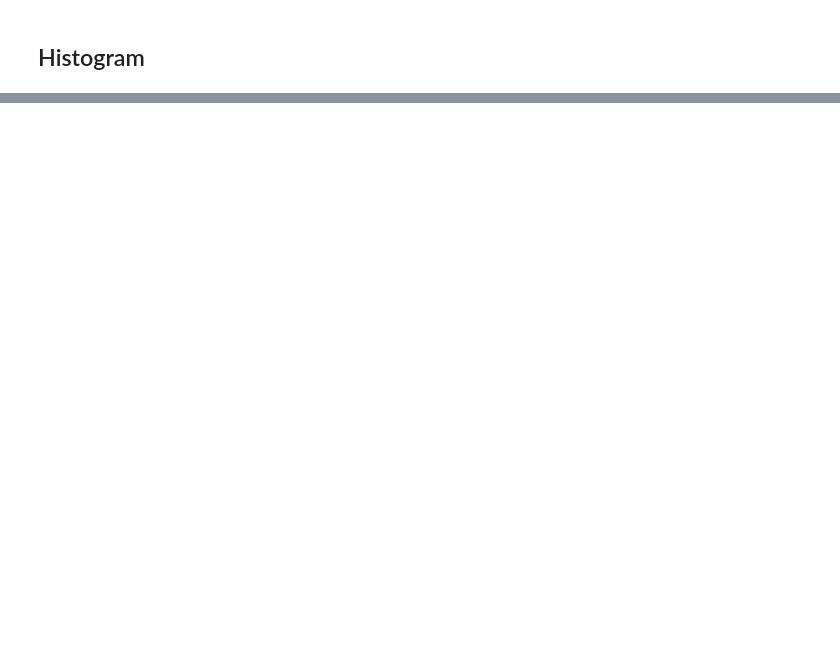
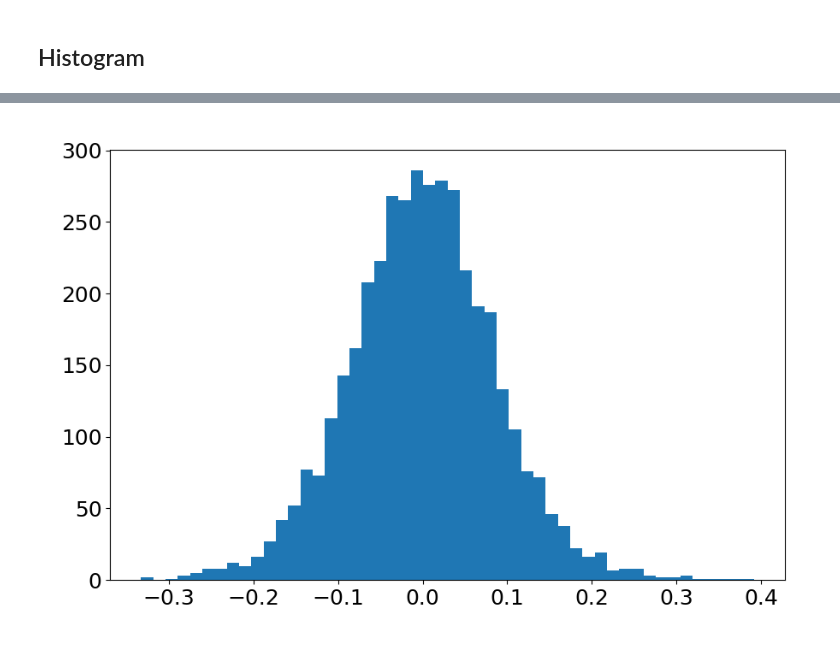
Before and after one commit to AlessandroLovo/REA-Veros, a Jupyter notebook: veros/control.ipynb, the cells around one changed output, grey strips where cells are left out. Cells and saved outputs as stored; diff of their text form; code cells hidden in the pictures; blank space fills up the shorter version.

```diff
--- a/veros/control.ipynb
+++ b/veros/control.ipynb
@@ -83,12 +97,14 @@ fig.tight_layout()
 # %%
 lag = 50
 plt.close(4)
 fig,ax = plt.subplots(num=4, figsize=(9,6))
 
 diffs = ctrl5[1,lag//5:] - ctrl5[1,:-lag//5]
 
-plt.hist(diffs)
+plt.hist(diffs, bins=50)
 
 fig.tight_layout()
+# %% [output]
+[figure, added]
 # %%
 np.std(diffs)
```
Also changed, not shown: parts of 15 cells of this notebook.
